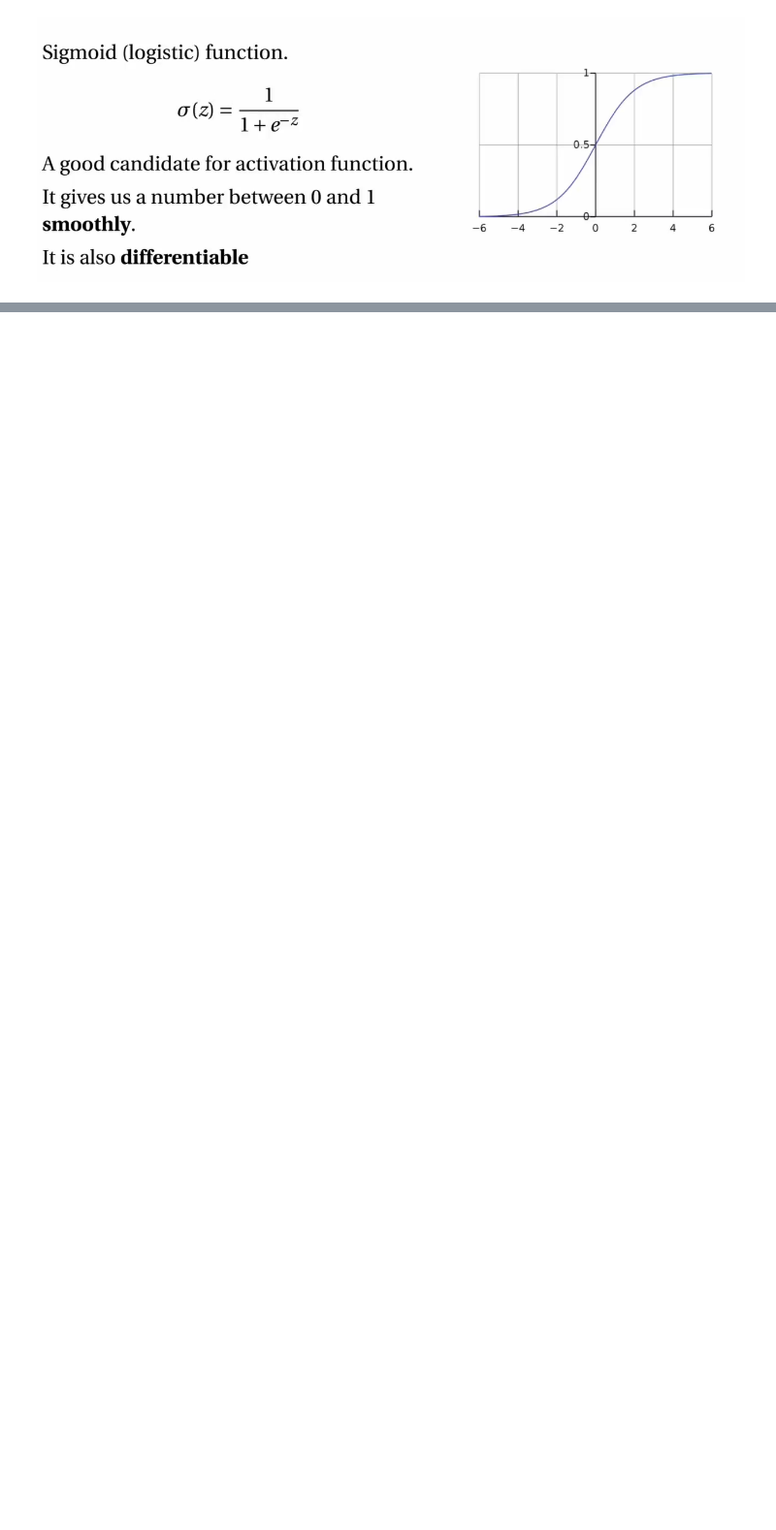
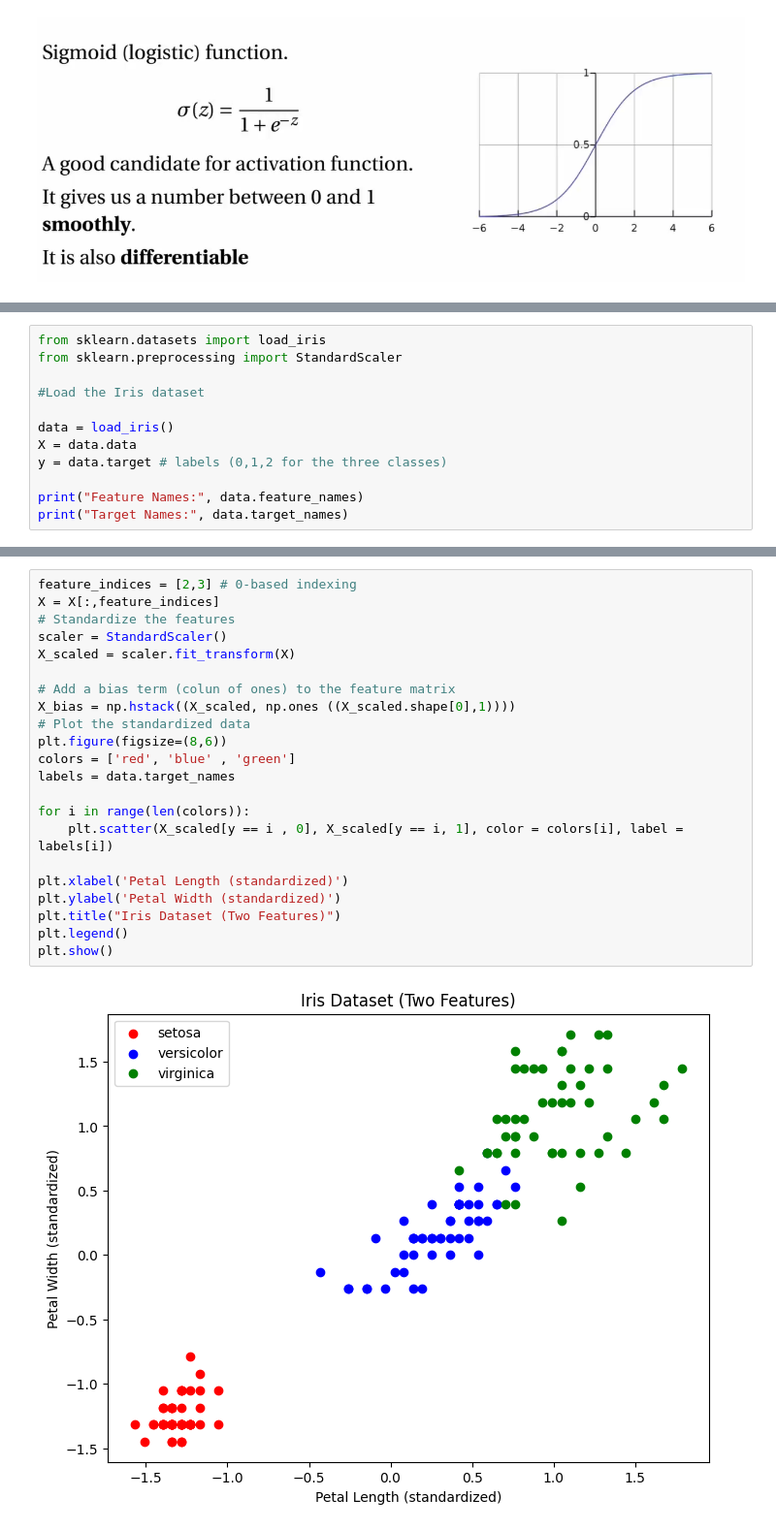
Before and after one commit to AliArabi2022/Machine_learning, a Jupyter notebook: Supervised_learning/Logestic Regression/Logestic_regression.ipynb, the cells around one changed output, grey strips where cells are left out. Shown at 97% size. Drawn from its saved outputs; the diff is of its cells as text; blank space fills up the shorter version.

```diff
--- a/Supervised_learning/Logestic Regression/Logestic_regression.ipynb
+++ b/Supervised_learning/Logestic Regression/Logestic_regression.ipynb
@@ -140,0 +226,12 @@ plot_decision_boundaries(weights_history, X_train[:, :2], y_train, n_steps)
+# %%
+from sklearn.datasets import load_iris
+from sklearn.preprocessing import StandardScaler
+
+#Load the Iris dataset
+
+data = load_iris()
+X = data.data
+y = data.target # labels (0,1,2 for the three classes)
+
+print("Feature Names:", data.feature_names)
+print("Target Names:", data.target_names)
@@ -140,0 +241,24 @@ plot_decision_boundaries(weights_history, X_train[:, :2], y_train, n_steps)
+# %%
+feature_indices = [2,3] # 0-based indexing
+X = X[:,feature_indices]
+# Standardize the features
+scaler = StandardScaler()
+X_scaled = scaler.fit_transform(X)
+
+# Add a bias term (colun of ones) to the feature matrix
+X_bias = np.hstack((X_scaled, np.ones ((X_scaled.shape[0],1))))
+# Plot the standardized data
+plt.figure(figsize=(8,6))
+colors = ['red', 'blue' , 'green']
+labels = data.target_names
+
+for i in range(len(colors)):
+    plt.scatter(X_scaled[y == i , 0], X_scaled[y == i, 1], color = colors[i], label = labels[i])
+
+plt.xlabel('Petal Length (standardized)')
+plt.ylabel('Petal Width (standardized)')
+plt.title("Iris Dataset (Two Features)")
+plt.legend()
+plt.show()
+# %% [output]
+[figure, added]
```
Also changed, not shown: parts of 14 cells of this notebook.
